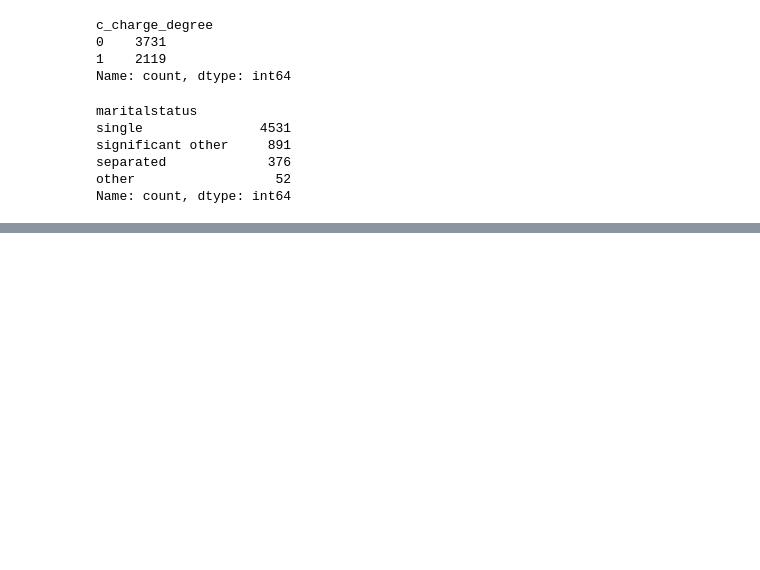
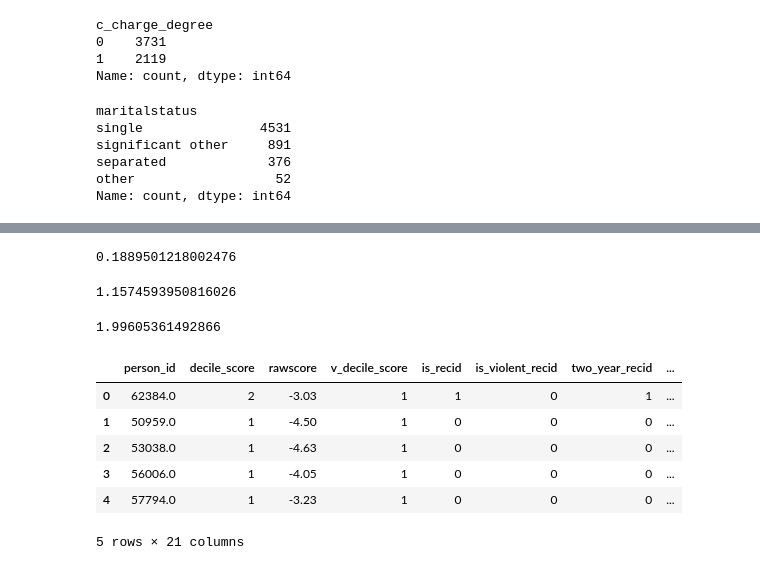
Before and after one commit to aaznarmellado-collab/Bias-Analysis-in-the-U.S.-Judicial-System, a Jupyter notebook: 01_Notebooks/TFM_FEATURE_ENGINEERING.ipynb, the cells around one changed output, grey strips where cells are left out. Saved outputs shown, nothing was run; the diff lists cells and outputs as text; code cells hidden in the pictures; blank space fills up the shorter version.

```diff
--- a/01_Notebooks/TFM_FEATURE_ENGINEERING.ipynb
+++ b/01_Notebooks/TFM_FEATURE_ENGINEERING.ipynb
@@ -146 +162,29 @@ df_no_african = pd.concat([df_marital_status, one_hot_encoding(df, 'race', 'afri
+# %%
+tasa_media = df_model.priors_count.sum()/(df_model['age']-18).sum()
+# %%
+tasa_media
+# %% [output]
+0.1889501218002476
+# %%
+beta = 5
+# %%
+alfa = tasa_media * beta
+# %%
+df_model['priors_freq_3']=((df_model['priors_count']+ alfa)/((df_model['age']-18)+ beta))
+# %%
+display(df_model.priors_freq_2.max())
+display(df_model.priors_freq_3.max())
+# %% [output]
+1.1574593950816026
+1.99605361492866
+# %%
+df_model.head()
+# %% [output]
+|  | person_id | decile_score | rawscore | v_decile_score | is_recid | is_violent_recid | two_year_recid | ... |
+| 0 | 62384.0 | 2 | -3.03 | 1 | 1 | 0 | 1 | ... |
+| 1 | 50959.0 | 1 | -4.50 | 1 | 0 | 0 | 0 | ... |
+| 2 | 53038.0 | 1 | -4.63 | 1 | 0 | 0 | 0 | ... |
+| 3 | 56006.0 | 1 | -4.05 | 1 | 0 | 0 | 0 | ... |
+| 4 | 57794.0 | 1 | -3.23 | 1 | 0 | 0 | 0 | ... |
+5 rows × 21 columns
 # %%
```
Also changed, not shown: parts of 11 cells of this notebook, 1 other file.
